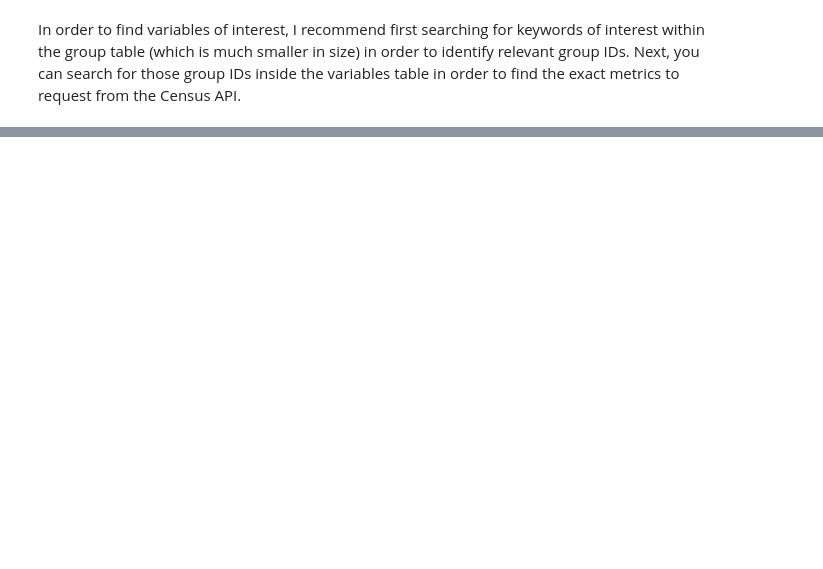
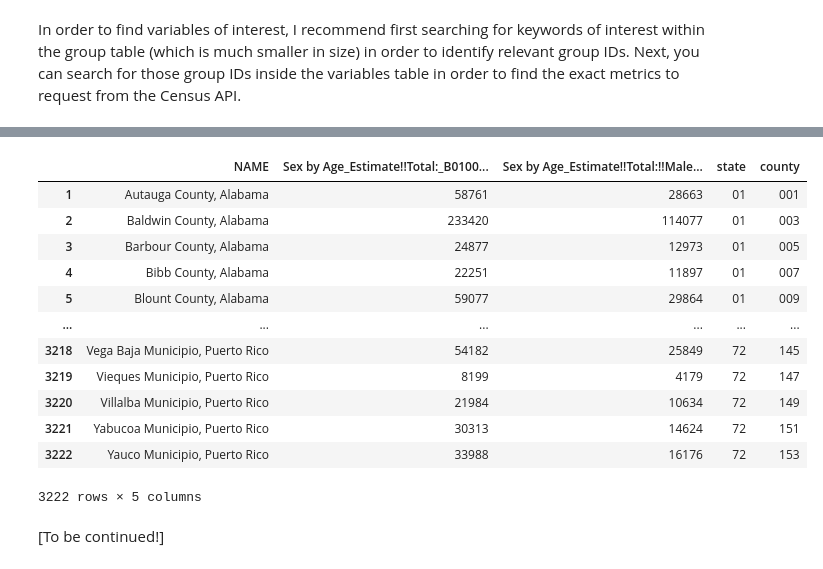
Before and after one commit to kburchfiel/pfn_2, a Jupyter notebook: Census_Data_Imports/census_data_imports.ipynb, the cells around one changed output, grey strips where cells are left out. Drawn from its saved outputs; the diff is of its cells as text; code cells hidden in the pictures; blank space fills up the shorter version.

```diff
--- a/Census_Data_Imports/census_data_imports.ipynb
+++ b/Census_Data_Imports/census_data_imports.ipynb
@@ -225,0 +222,2 @@ In order to find variables of interest, I recommend first searching for keywords
+# %%
+variable_list = ['B01001_001E', 'B01001_002E']
@@ -225,0 +228,32 @@ In order to find variables of interest, I recommend first searching for keywords
+# %%
+def create_variable_aliases(df_variables, variable_list):
+    '''This function creates a dictionary whose keys are
+    the original 'Name' values (e.g. 'B001_001E') within a variable
+    list on the Census API website and whose values are the replacement
+    names (e.g. 'Sex by Age_Estimate!!Total:_B01001_001E').
+    This resulting dictionary can then be passed to a df.rename() call
+    within retrieve_census_data() in order to make the output of that
+    function easier to interpret.
+    df_variables: A DataFrame containing a list of Census variables. For
+    an example of this list, visit
+    https://api.census.gov/data/2022/acs/acs5/examples.html .
+    variable_list: The list of variables to rename
+    (e.g. ['B01001_001E', 'B01001_002E']).
+    '''
+    # Creating a DataFrame that contains the information needed for the
+    # updated column names:
+    df_aliases = df_variables.query(
+        "Name in @variable_list")[['Name', 'Label', 'Concept']].copy()
+    # Creating a new 'Description' column that will replace the original
+    # output field names:
+    df_aliases['Description'] = (df_aliases['Concept']
+                                 + '_' + df_aliases['Label']
+                                 + '_' + df_aliases['Name'])
+    # Creating a dictionary whose keys are the original field names and whose
+    # values are the new 'Description' entries that were just created:
+    alias_dict = df_aliases.set_index('Name').to_dict()['Description']
+    # See https://pandas.pydata.org/pandas-docs/stable/reference/api/pandas.DataFrame.to_dict.html
+    return alias_dict
+# %%
+alias_dict = create_variable_aliases(df_variables = df_variables,
+                        variable_list = variable_list)
@@ -225,0 +325,21 @@ In order to find variables of interest, I recommend first searching for keywords
+# %%
+retrieve_census_data(dataset = 'acs5', year = 2022, region = 'county',
+                    variable_list = ['B01001_001E', 'B01001_002E'],
+                     rename_data_fields = True, field_names_dict = alias_dict,
+                     key = key)
+# %% [output]
+|  | NAME | Sex by Age_Estimate!!Total:_B0100... | Sex by Age_Estimate!!Total:!!Male... | state | county |
+| 1 | Autauga County, Alabama | 58761 | 28663 | 01 | 001 |
+| 2 | Baldwin County, Alabama | 233420 | 114077 | 01 | 003 |
+| 3 | Barbour County, Alabama | 24877 | 12973 | 01 | 005 |
+| 4 | Bibb County, Alabama | 22251 | 11897 | 01 | 007 |
+| 5 | Blount County, Alabama | 59077 | 29864 | 01 | 009 |
+| ... | ... | ... | ... | ... | ... |
+| 3218 | Vega Baja Municipio, Puerto Rico | 54182 | 25849 | 72 | 145 |
+| 3219 | Vieques Municipio, Puerto Rico | 8199 | 4179 | 72 | 147 |
+| 3220 | Villalba Municipio, Puerto Rico | 21984 | 10634 | 72 | 149 |
+| 3221 | Yabucoa Municipio, Puerto Rico | 30313 | 14624 | 72 | 151 |
+| 3222 | Yauco Municipio, Puerto Rico | 33988 | 16176 | 72 | 153 |
+3222 rows × 5 columns
+# %% [markdown]
+[To be continued!]
```
Also changed, not shown: parts of 11 cells of this notebook.
